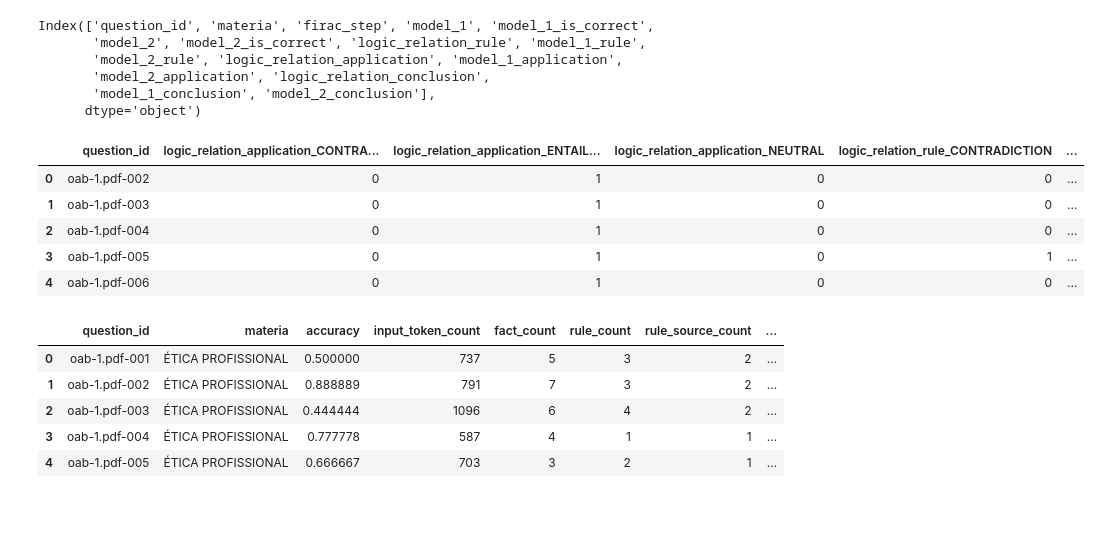
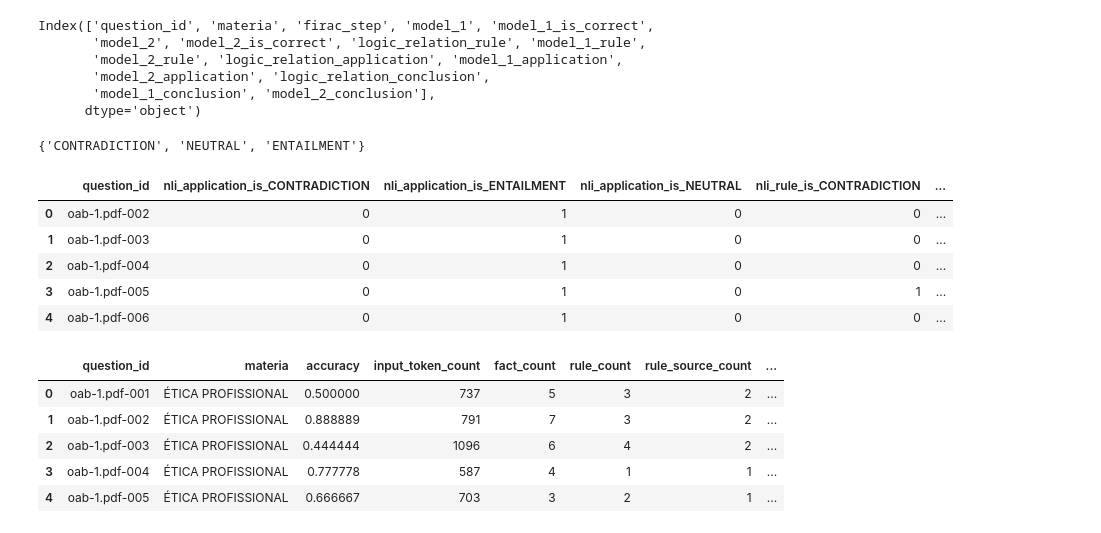
Before and after one commit to pcalais/law-cognitive-structure, a Jupyter notebook: notebooks/generate-statistics-pre-pca.ipynb, the cells around one changed output. Drawn from its saved outputs; the diff is of its cells as text; code cells hidden in the pictures.

```diff
--- a/notebooks/generate-statistics-pre-pca.ipynb
+++ b/notebooks/generate-statistics-pre-pca.ipynb
@@ -288,50 +290,60 @@ Index(['question_id', 'materia', 'firac_step', 'model_1', 'model_1_is_correct',
 # %%
 import pandas as pd
 
+nli_df.rename(
+    columns={
+        "logic_relation_application": "nli_application",
+        "logic_relation_rule": "nli_rule",
+        "logic_relation_conclusion": "nli_conclusion",
+    },
+    inplace=True
+)
+
+
 logic_cols = [
-    "logic_relation_application",
-    "logic_relation_rule",
-    "logic_relation_conclusion"
+    "nli_application",
+    "nli_rule",
+    "nli_conclusion"
 ]
 
 dfs = []
 
 # Primeiro: gerar contagens por question_id para cada tipo
 for col in logic_cols:
     df_col = (
         nli_df
         .groupby(["question_id", col])
         .size()
         .unstack(fill_value=0)
     )
 
-    df_col.columns = [f"{col}_{v}" for v in df_col.columns]
+    df_col.columns = [f"{col}_is_{v}" for v in df_col.columns]
     dfs.append(df_col)
 
 # Unir tudo
 nli_stats_df = pd.concat(dfs, axis=1).fillna(0)
 
 # ---------------------------------------------------
 # Agora: criar logic_relation_total_[valor]
 # ---------------------------------------------------
 # Descobrir todos os valores possíveis
 values = set(
-    v.replace("logic_relation_application_", "")
-     .replace("logic_relation_rule_", "")
-     .replace("logic_relation_conclusion_", "")
-    for v in nli_stats_df.columns
-    if v.startswith("logic_relation_")
+    c.split("_is_")[1]
+    for c in nli_stats_df.columns
+    if "_is_" in c
 )
+print(values)
 
 for v in values:
-    cols_v = [c for c in nli_stats_df.columns if c.endswith(f"_{v}")]
-    nli_stats_df[f"logic_relation_total_{v}"] = nli_stats_df[cols_v].sum(axis=1)
+    cols_v = [c for c in nli_stats_df.columns if c.endswith(f"_is_{v}")]
+    nli_stats_df[f"nli_count_total_is_{v}"] = nli_stats_df[cols_v].sum(axis=1)
 
 nli_stats_df = nli_stats_df.reset_index()
 
 nli_stats_df.head()
 # %% [output]
+{'CONTRADICTION', 'NEUTRAL', 'ENTAILMENT'}
-|  | question_id | logic_relation_application_CONTRA... | logic_relation_application_ENTAIL... | logic_relation_application_NEUTRAL | logic_relation_rule_CONTRADICTION | ... |
+|  | question_id | nli_application_is_CONTRADICTION | nli_application_is_ENTAILMENT | nli_application_is_NEUTRAL | nli_rule_is_CONTRADICTION | ... |
 | 0 | oab-1.pdf-002 | 0 | 1 | 0 | 0 | ... |
 | 1 | oab-1.pdf-003 | 0 | 1 | 0 | 0 | ... |
 | 2 | oab-1.pdf-004 | 0 | 1 | 0 | 0 | ... |
```
Also changed, not shown: parts of 14 cells of this notebook, 3 other files.
